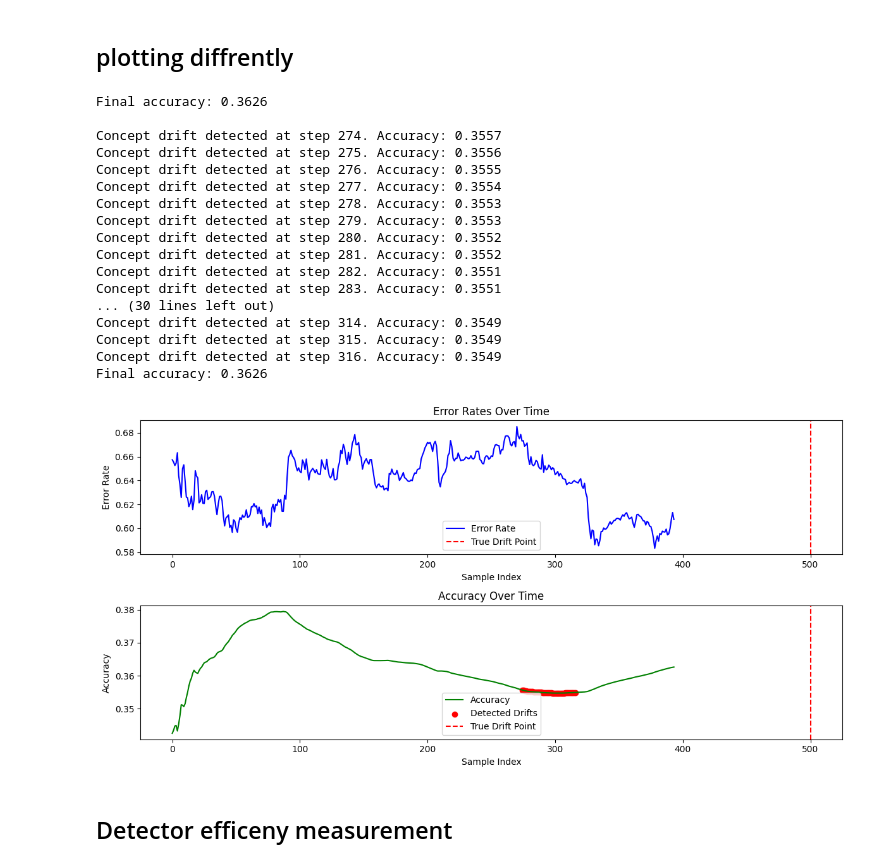
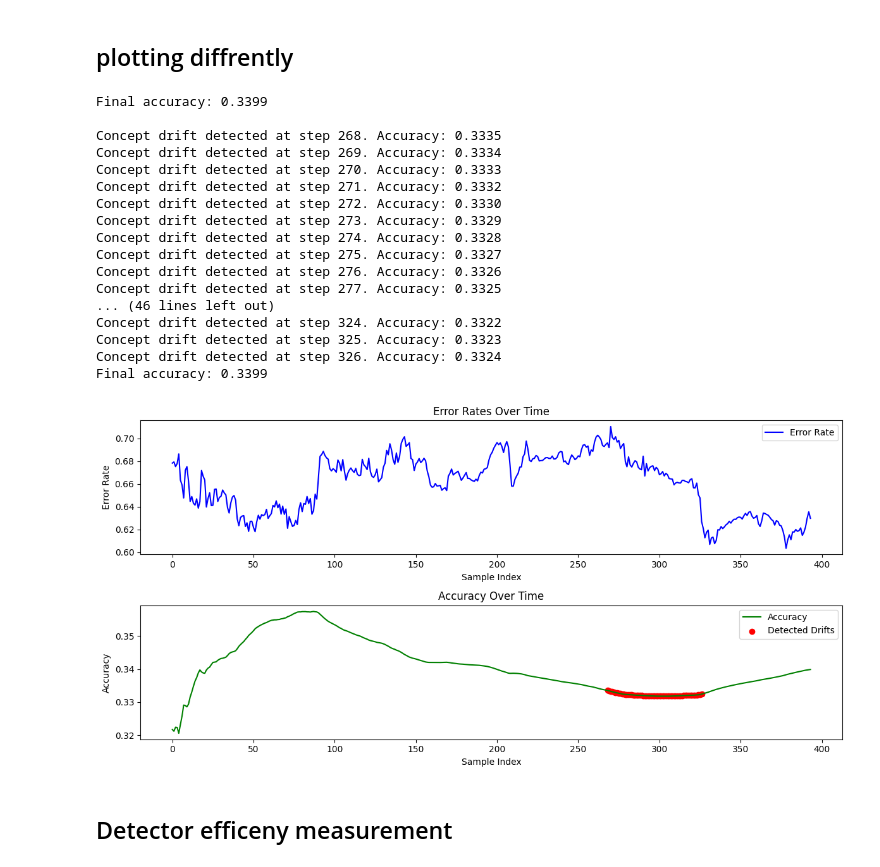
Before and after one commit to Moctader/Backtesting, a Jupyter notebook: Drift_detection/concept_drift.ipynb, the cells around one changed output. Drawn from its saved outputs; the diff is of its cells as text; code cells hidden in the pictures.

```diff
--- a/Drift_detection/concept_drift.ipynb
+++ b/Drift_detection/concept_drift.ipynb
@@ -17,7 +17,7 @@ from frouros.metrics import PrequentialError
 
 # Load data
 ticker = 'AAPL'
-data = pd.read_csv('../../datasets/FIXED_EODHD_EURUSD_HISTORICAL_2019_2024_1min.csv').head(4000)
+data = pd.read_csv('../../EODHD_EURUSD_HISTORICAL_2019_2024_1min.csv').head(4000)
 
 # Prepare features and target
 data['Next_High'] = data['high'].shift(-1)  # Target variable: next period's high
@@ -380,52 +380,52 @@ def stream_test(X_test, y_test, metric, detector):
 # 5. Run stream test
 drift_points, errors = stream_test(X_test, y_test, metric, detector)
 
 # 5. Run stream test
 drift_points, errors = stream_test(X_test, y_test, metric, detector)
 
 # 6. Visualize results
 plt.figure(figsize=(12, 6))
 
 # Plot error rates
 plt.subplot(2, 1, 1)
 plt.plot(errors, label='Error Rate', color='blue')
-plt.axvline(x=500, color='red', linestyle='--', label='True Drift Point')
+#plt.axvline(x=500, color='red', linestyle='--', label='True Drift Point')
 plt.title('Error Rates Over Time')
 plt.xlabel('Sample Index')
 plt.ylabel('Error Rate')
 plt.legend()
 
 # Plot detected drifts
 plt.subplot(2, 1, 2)
 plt.plot(range(len(errors)), [1 - (sum(errors[:i + 1]) / (i + 1)) for i in range(len(errors))], label='Accuracy', color='green')
 plt.scatter(drift_points, [1 - (sum(errors[:i + 1]) / (i + 1)) for i in drift_points], color='red', label='Detected Drifts')
-plt.axvline(x=500, color='red', linestyle='--', label='True Drift Point')
+#plt.axvline(x=500, color='red', linestyle='--', label='True Drift Point')
 plt.title('Accuracy Over Time')
 plt.xlabel('Sample Index')
 plt.ylabel('Accuracy')
 plt.legend()
 
 plt.tight_layout()
 plt.show()
 # %% [output]
-Final accuracy: 0.3626
+Final accuracy: 0.3399
 
-Concept drift detected at step 274. Accuracy: 0.3557
-Concept drift detected at step 275. Accuracy: 0.3556
-Concept drift detected at step 276. Accuracy: 0.3555
-Concept drift detected at step 277. Accuracy: 0.3554
-Concept drift detected at step 278. Accuracy: 0.3553
-Concept drift detected at step 279. Accuracy: 0.3553
-Concept drift detected at step 280. Accuracy: 0.3552
-Concept drift detected at step 281. Accuracy: 0.3552
-Concept drift detected at step 282. Accuracy: 0.3551
-Concept drift detected at step 283. Accuracy: 0.3551
-... (30 lines left out)
-Concept drift detected at step 314. Accuracy: 0.3549
-Concept drift detected at step 315. Accuracy: 0.3549
-Concept drift detected at step 316. Accuracy: 0.3549
-Final accuracy: 0.3626
+Concept drift detected at step 268. Accuracy: 0.3335
+Concept drift detected at step 269. Accuracy: 0.3334
+Concept drift detected at step 270. Accuracy: 0.3333
+Concept drift detected at step 271. Accuracy: 0.3332
+Concept drift detected at step 272. Accuracy: 0.3330
+Concept drift detected at step 273. Accuracy: 0.3329
+Concept drift detected at step 274. Accuracy: 0.3328
+Concept drift detected at step 275. Accuracy: 0.3327
+Concept drift detected at step 276. Accuracy: 0.3326
+Concept drift detected at step 277. Accuracy: 0.3325
+... (46 lines left out)
+Concept drift detected at step 324. Accuracy: 0.3322
+Concept drift detected at step 325. Accuracy: 0.3323
+Concept drift detected at step 326. Accuracy: 0.3324
+Final accuracy: 0.3399
-[figure, old version]
+[figure, new version]
 # %% [markdown]
 ## Detector efficeny measurement
 # %%
```
Also changed, not shown: parts of 3 cells of this notebook, 6 other files.
